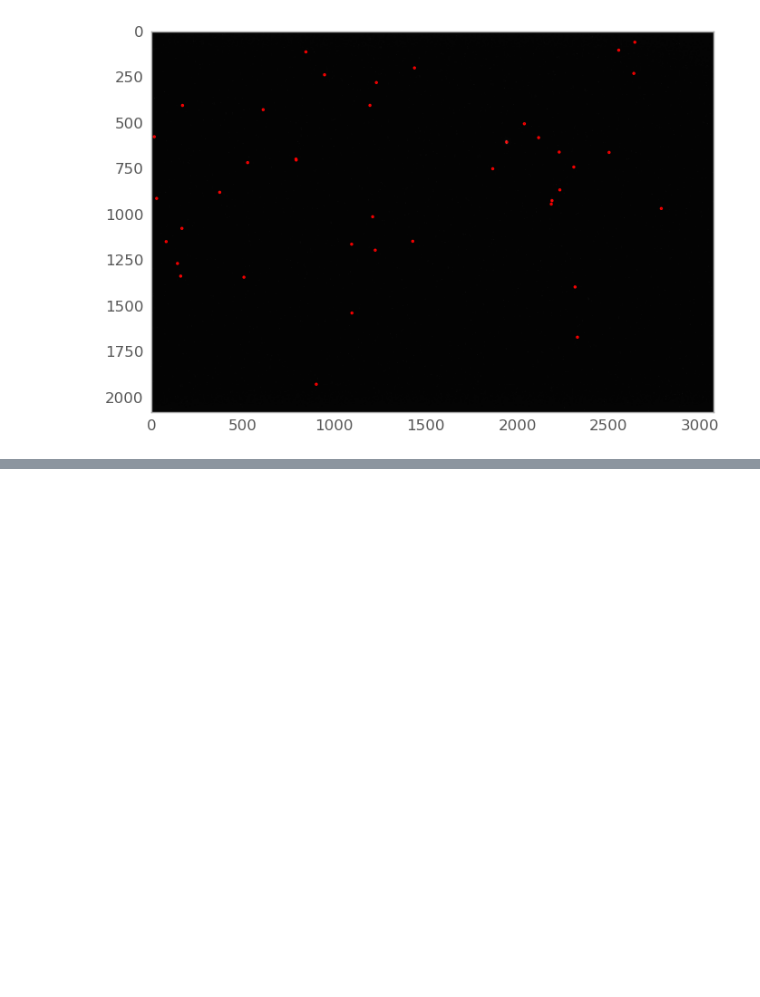
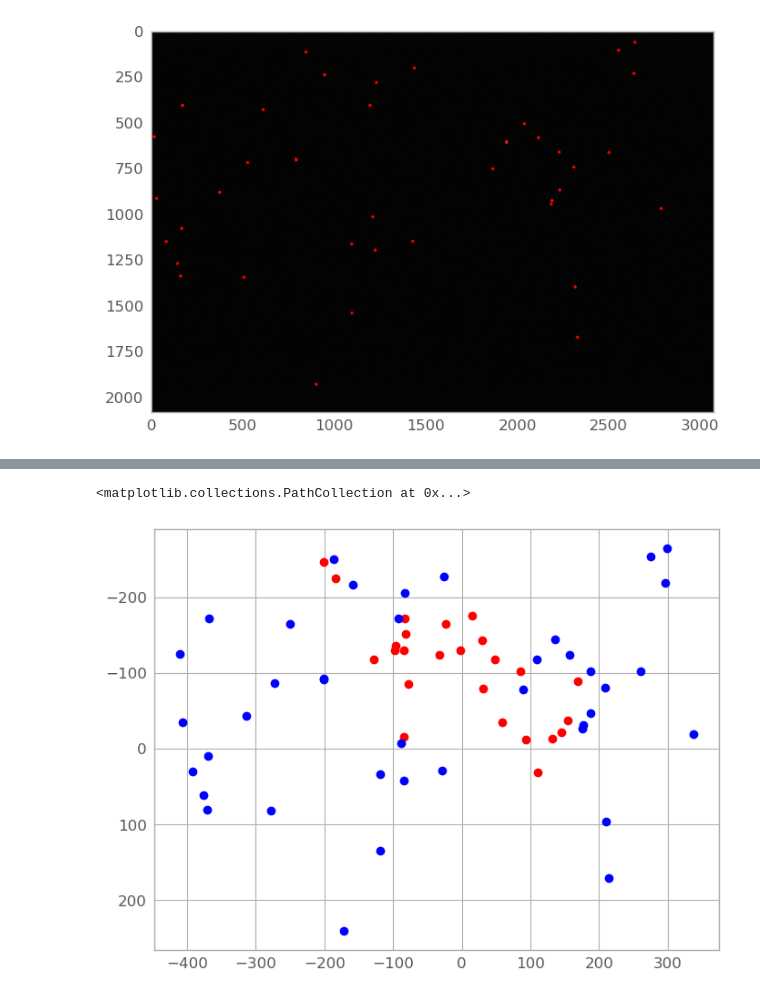
Before and after one commit to manauwar713/task-inspecity, a Jupyter notebook: notebooks/notebook.ipynb, the cells around one changed output, grey strips where cells are left out. Saved outputs shown, nothing was run; the diff lists cells and outputs as text; code cells hidden in the pictures; blank space fills up the shorter version.

```diff
--- a/notebooks/notebook.ipynb
+++ b/notebooks/notebook.ipynb
@@ -167,0 +199,3 @@ match2_c
+# %%
+match1_T = np.array([(match1_a), (match1_d)])
+match1_R = np.array([(match1_b, match1_c), (match1_e, match1_f)])
@@ -167,0 +246,26 @@ match2_c
+# %%
+cat_tran1 = Table([[], [], []])
+conv1_largo1 = len(np_table1)
+
+for index in range (0, conv1_largo1):
+    conv1_alpha_d = np_table1[index][0]
+    conv1_delta_d = np_table1[index][1]
+    conv1_mag = np_table1[index][2]
+
+    conv1_alpha_r = (np.pi/180)*conv1_alpha_d
+    conv1_delta_r = (np.pi/180)*conv1_delta_d
+    conv1_alpha_0_r = (np.pi/180)*dep1_alpha1
+    conv1_delta_0_r = (np.pi/180)*dep1_delta1
+
+    conv1_xi_up = np.cos(conv1_delta_r)*np.sin(conv1_alpha_r - conv1_alpha_0_r)
+    conv1_xi_down = np.sin(conv1_delta_0_r)*np.sin(conv1_delta_r) + np.cos(conv1_delta_0_r)*np.cos(conv1_delta_r)*np.cos(conv1_alpha_r - conv1_alpha_0_r)
+    conv1_xi = conv1_xi_up/conv1_xi_down
+
+    conv1_eta_up = np.cos(conv1_delta_0_r)*np.sin(conv1_delta_r) - np.sin(conv1_delta_0_r)*np.cos(conv1_delta_r)*np.cos(conv1_alpha_r - conv1_alpha_0_r)
+    conv1_eta_down = conv1_xi_down
+    conv1_eta = conv1_eta_up/conv1_eta_down
+
+    conv1_xi_mm = f*conv1_xi
+    conv1_eta_mm = f*conv1_eta
+
+    cat_tran1.add_row([conv1_xi_mm, conv1_eta_mm, conv1_mag])
@@ -167,0 +294,17 @@ match2_c
+# %%
+plt.scatter(cat_tran1['col0'], cat_tran1['col1'], color = 'r')
+coordinates_mat = []
+with open('/home/alam/task/task-inspecity/sex_t', 'r') as file:
+        for line in file:
+            # Split the line into x and y coordinates (assuming space-separated)
+            x, y ,z= map(float, line.split())
+            coordinates_mat.append([x, y])
+coordinates_mat = [tuple(array) for array in coordinates_mat]
+
+x_coords_mat = [point[0] for point in coordinates_mat]
+y_coords_mat = [point[1] for point in coordinates_mat]
+plt.gca().invert_yaxis()
+plt.scatter(x_coords_mat, y_coords_mat, color='b')
+# %% [output]
+<matplotlib.collections.PathCollection at 0x...>
+[figure, added]
```
Also changed, not shown: parts of 19 cells of this notebook, 9 other files.
